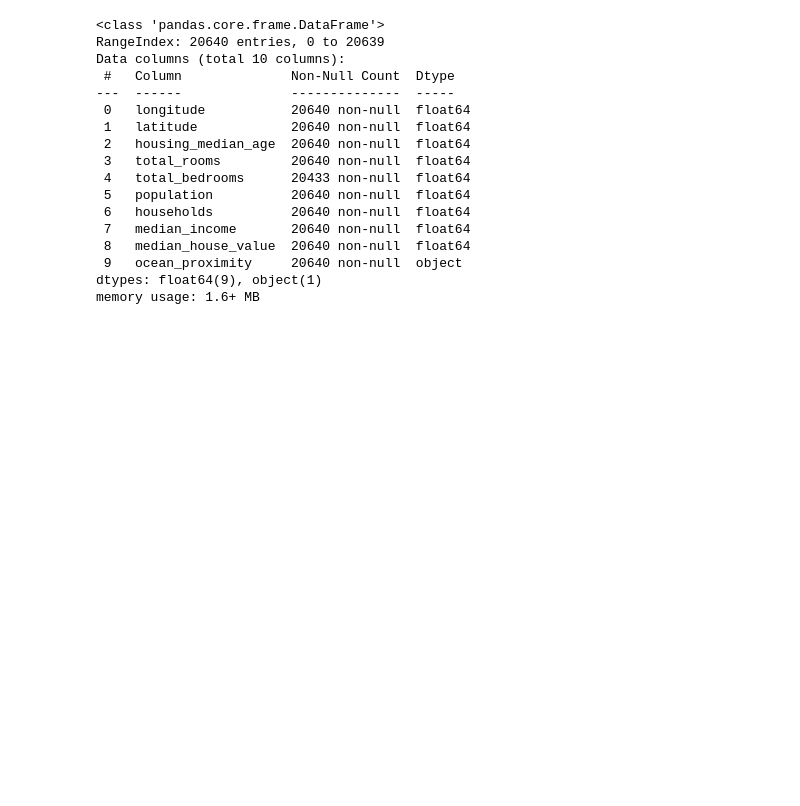
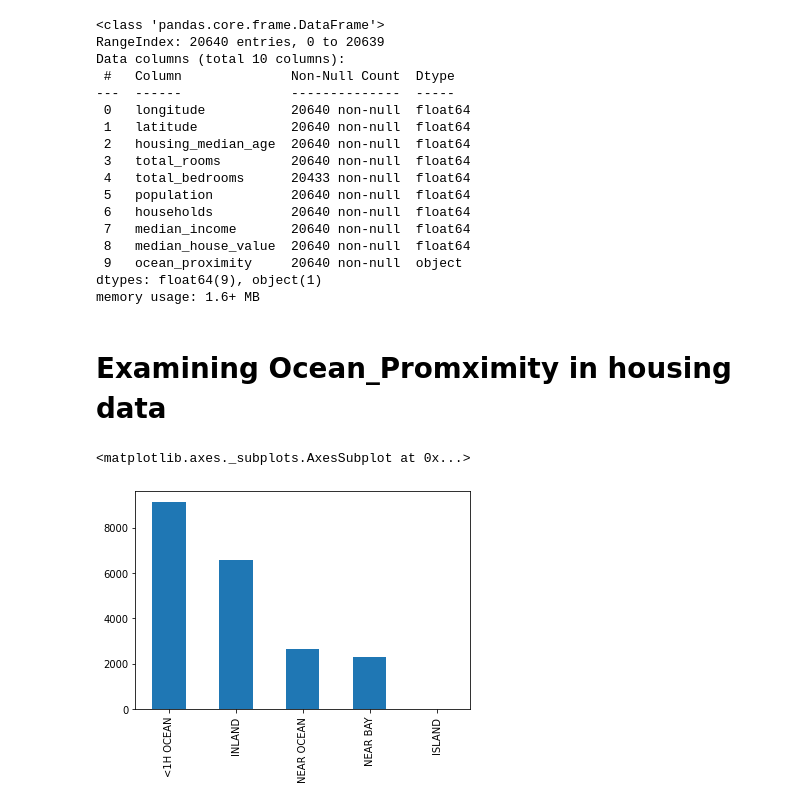
Before and after one commit to iupui-soic/pybootcamp, a Jupyter notebook: Mothi_Gowtham_bootcamp_1_2.ipynb, the cells around one changed output. Cells and saved outputs as stored; diff of their text form; code cells hidden in the pictures; blank space fills up the shorter version.

```diff
--- a/Mothi_Gowtham_bootcamp_1_2.ipynb
+++ b/Mothi_Gowtham_bootcamp_1_2.ipynb
@@ -29,0 +34,7 @@ Completed half of the code but forgot to save here
+# %% [markdown]
+# **Examining Ocean_Promximity in housing data**
+# %%
+housing["ocean_proximity"].value_counts().plot(kind="bar")
+# %% [output]
+<matplotlib.axes._subplots.AxesSubplot at 0x...>
+[figure, added]
```
Also changed, not shown: parts of 36 cells of this notebook.
